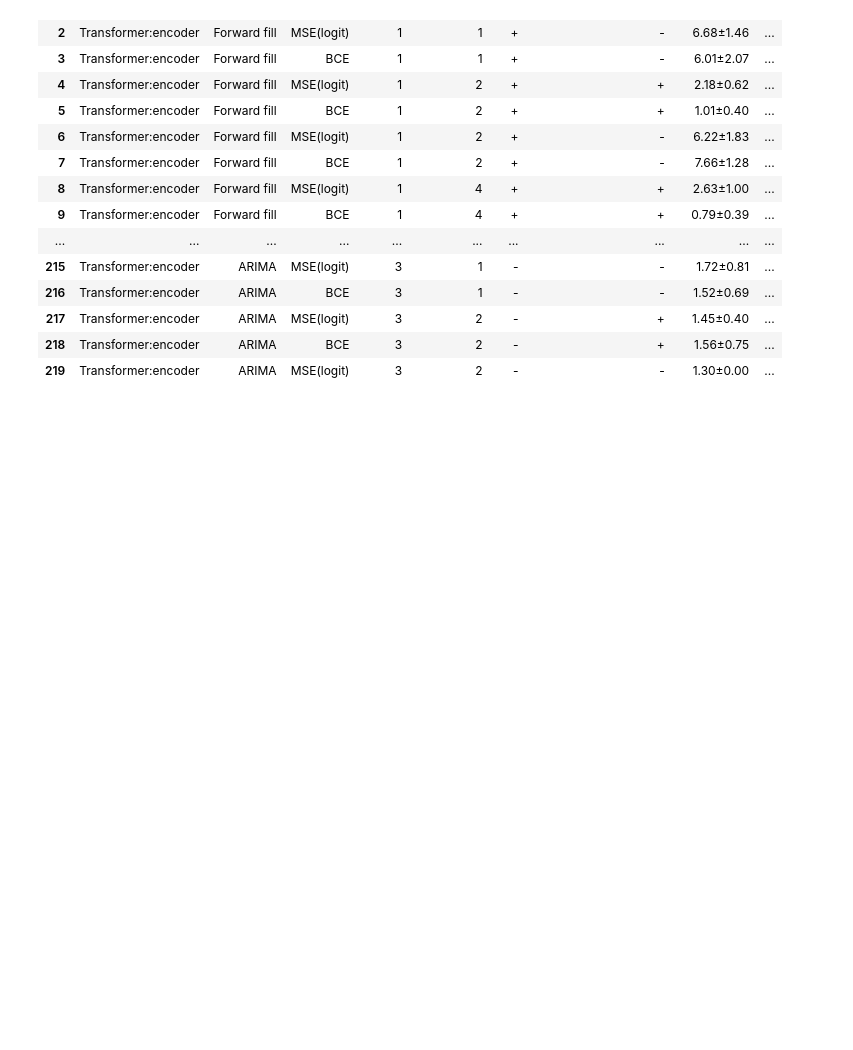
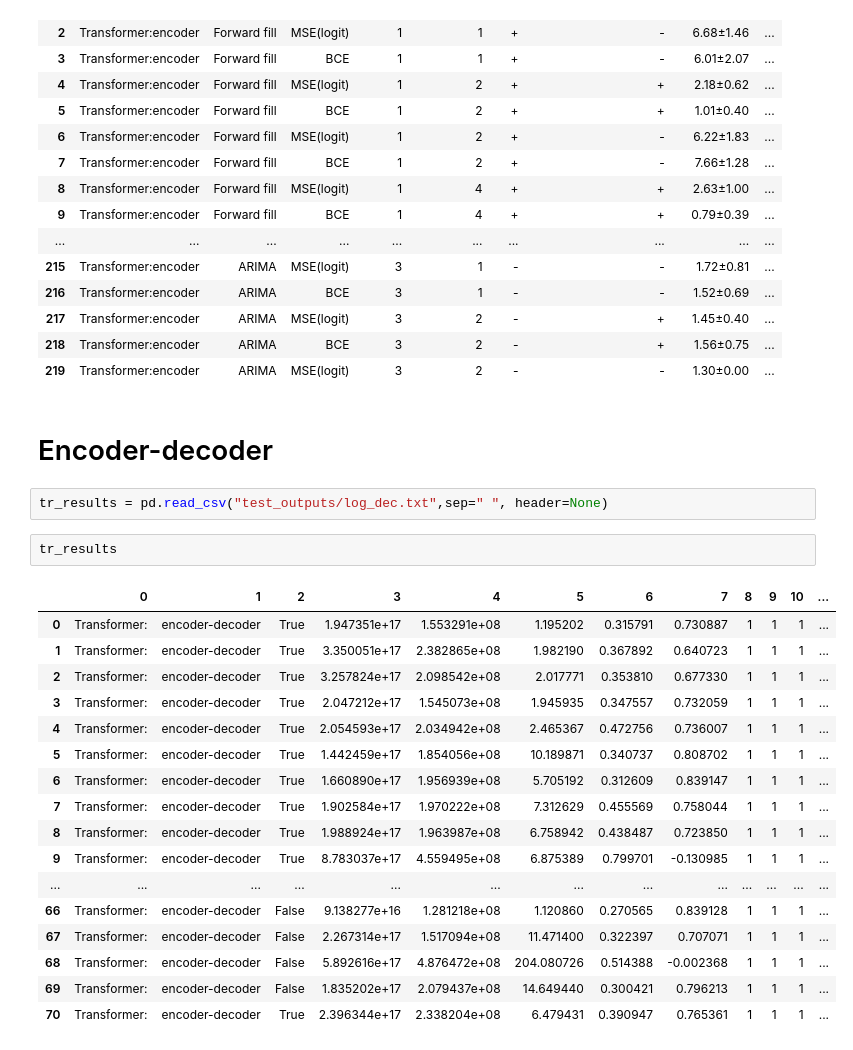
Before and after one commit to masterdoors/agro_graph_transformer, a Jupyter notebook: summary_table.ipynb, the cells around one changed output. Cells and saved outputs as stored; diff of their text form; blank space fills up the shorter version.

```diff
--- a/summary_table.ipynb
+++ b/summary_table.ipynb
@@ -134,3 +120,27 @@ enc_res
 | 217 | Transformer:encoder | ARIMA | MSE(logit) | 3 | 2 | - | + | 1.45±0.40 | ... |
 | 218 | Transformer:encoder | ARIMA | BCE | 3 | 2 | - | + | 1.56±0.75 | ... |
 | 219 | Transformer:encoder | ARIMA | MSE(logit) | 3 | 2 | - | - | 1.30±0.00 | ... |
+# %% [markdown]
+# Encoder-decoder
+# %%
+tr_results = pd.read_csv("test_outputs/log_dec.txt",sep=" ", header=None)
+# %%
+tr_results
+# %% [output]
+|  | 0 | 1 | 2 | 3 | 4 | 5 | 6 | 7 | 8 | 9 | 10 | ... |
+| 0 | Transformer: | encoder-decoder | True | 1.947351e+17 | 1.553291e+08 | 1.195202 | 0.315791 | 0.730887 | 1 | 1 | 1 | ... |
+| 1 | Transformer: | encoder-decoder | True | 3.350051e+17 | 2.382865e+08 | 1.982190 | 0.367892 | 0.640723 | 1 | 1 | 1 | ... |
+| 2 | Transformer: | encoder-decoder | True | 3.257824e+17 | 2.098542e+08 | 2.017771 | 0.353810 | 0.677330 | 1 | 1 | 1 | ... |
+| 3 | Transformer: | encoder-decoder | True | 2.047212e+17 | 1.545073e+08 | 1.945935 | 0.347557 | 0.732059 | 1 | 1 | 1 | ... |
+| 4 | Transformer: | encoder-decoder | True | 2.054593e+17 | 2.034942e+08 | 2.465367 | 0.472756 | 0.736007 | 1 | 1 | 1 | ... |
+| 5 | Transformer: | encoder-decoder | True | 1.442459e+17 | 1.854056e+08 | 10.189871 | 0.340737 | 0.808702 | 1 | 1 | 1 | ... |
+| 6 | Transformer: | encoder-decoder | True | 1.660890e+17 | 1.956939e+08 | 5.705192 | 0.312609 | 0.839147 | 1 | 1 | 1 | ... |
+| 7 | Transformer: | encoder-decoder | True | 1.902584e+17 | 1.970222e+08 | 7.312629 | 0.455569 | 0.758044 | 1 | 1 | 1 | ... |
+| 8 | Transformer: | encoder-decoder | True | 1.988924e+17 | 1.963987e+08 | 6.758942 | 0.438487 | 0.723850 | 1 | 1 | 1 | ... |
+| 9 | Transformer: | encoder-decoder | True | 8.783037e+17 | 4.559495e+08 | 6.875389 | 0.799701 | -0.130985 | 1 | 1 | 1 | ... |
+| ... | ... | ... | ... | ... | ... | ... | ... | ... | ... | ... | ... | ... |
+| 66 | Transformer: | encoder-decoder | False | 9.138277e+16 | 1.281218e+08 | 1.120860 | 0.270565 | 0.839128 | 1 | 1 | 1 | ... |
+| 67 | Transformer: | encoder-decoder | False | 2.267314e+17 | 1.517094e+08 | 11.471400 | 0.322397 | 0.707071 | 1 | 1 | 1 | ... |
+| 68 | Transformer: | encoder-decoder | False | 5.892616e+17 | 4.876472e+08 | 204.080726 | 0.514388 | -0.002368 | 1 | 1 | 1 | ... |
+| 69 | Transformer: | encoder-decoder | False | 1.835202e+17 | 2.079437e+08 | 14.649440 | 0.300421 | 0.796213 | 1 | 1 | 1 | ... |
+| 70 | Transformer: | encoder-decoder | True | 2.396344e+17 | 2.338204e+08 | 6.479431 | 0.390947 | 0.765361 | 1 | 1 | 1 | ... |
```
Also changed, not shown: parts of 7 cells of this notebook, 10 other files.
